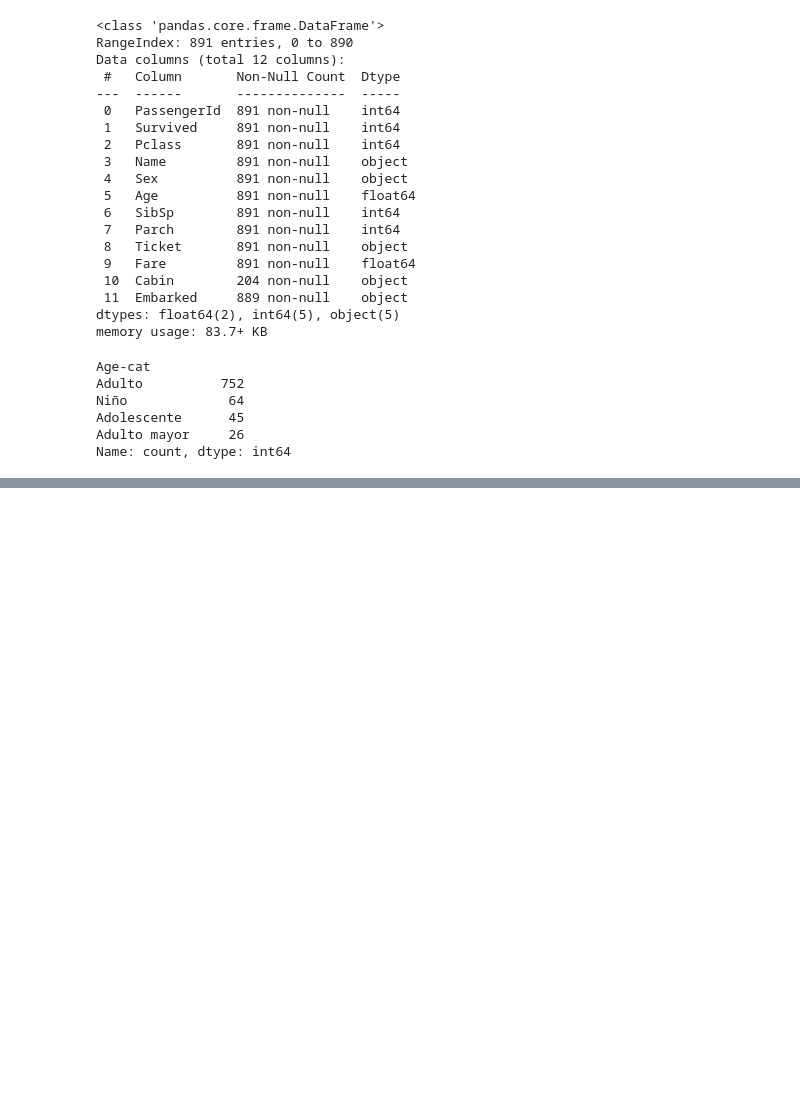
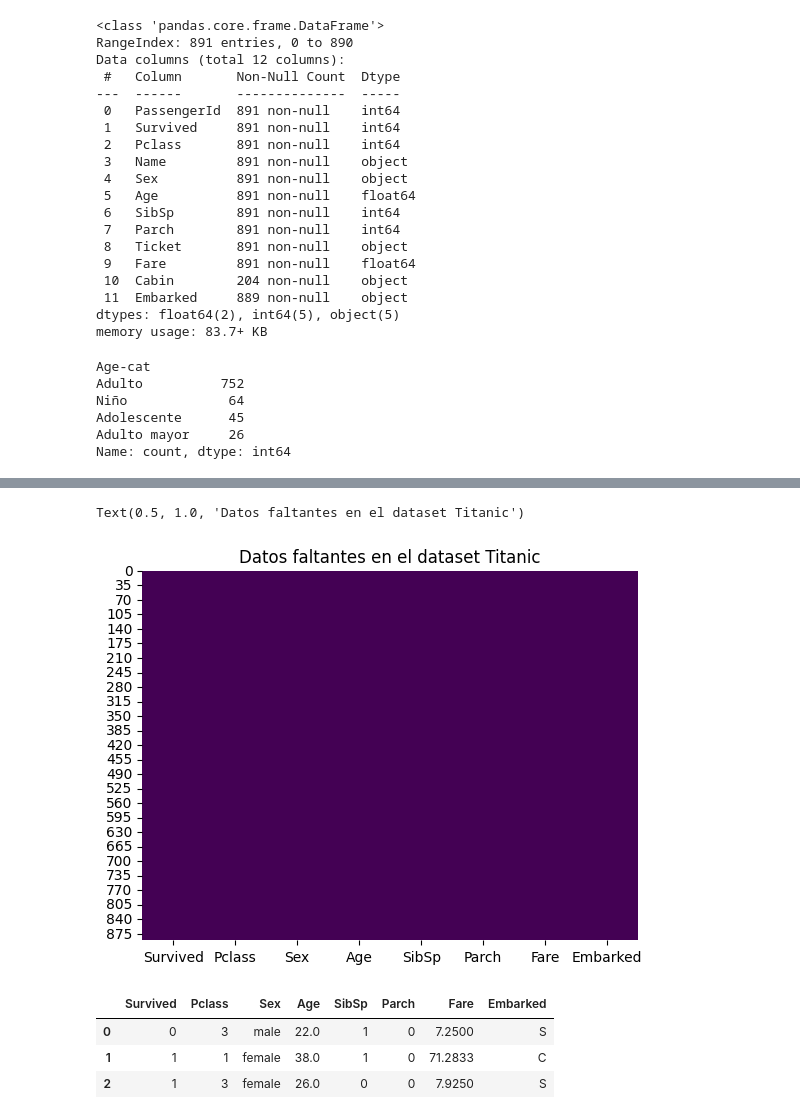
Before and after one commit to jlbonac/pandas-sesion-1, a Jupyter notebook: pandas-sesion-1.ipynb, the cells around one changed output, grey strips where cells are left out. Drawn from its saved outputs; the diff is of its cells as text; code cells hidden in the pictures; blank space fills up the shorter version.

```diff
--- a/pandas-sesion-1.ipynb
+++ b/pandas-sesion-1.ipynb
@@ -578,0 +609,7 @@ Name: count, dtype: int64
+# %%
+# Visualizar los datos faltantes
+sns.heatmap(df_titanic4.isnull(), cbar=False, cmap='viridis')
+plt.title("Datos faltantes en el dataset Titanic")
+# %% [output]
+Text(0.5, 1.0, 'Datos faltantes en el dataset Titanic')
+[figure, added]
@@ -578,0 +622,7 @@ Name: count, dtype: int64
+# %%
+df_titanic4.head(3)
+# %% [output]
+|  | Survived | Pclass | Sex | Age | SibSp | Parch | Fare | Embarked |
+| 0 | 0 | 3 | male | 22.0 | 1 | 0 | 7.2500 | S |
+| 1 | 1 | 1 | female | 38.0 | 1 | 0 | 71.2833 | C |
+| 2 | 1 | 3 | female | 26.0 | 0 | 0 | 7.9250 | S |
```
Also changed, not shown: parts of 18 cells of this notebook, 1 other file.
